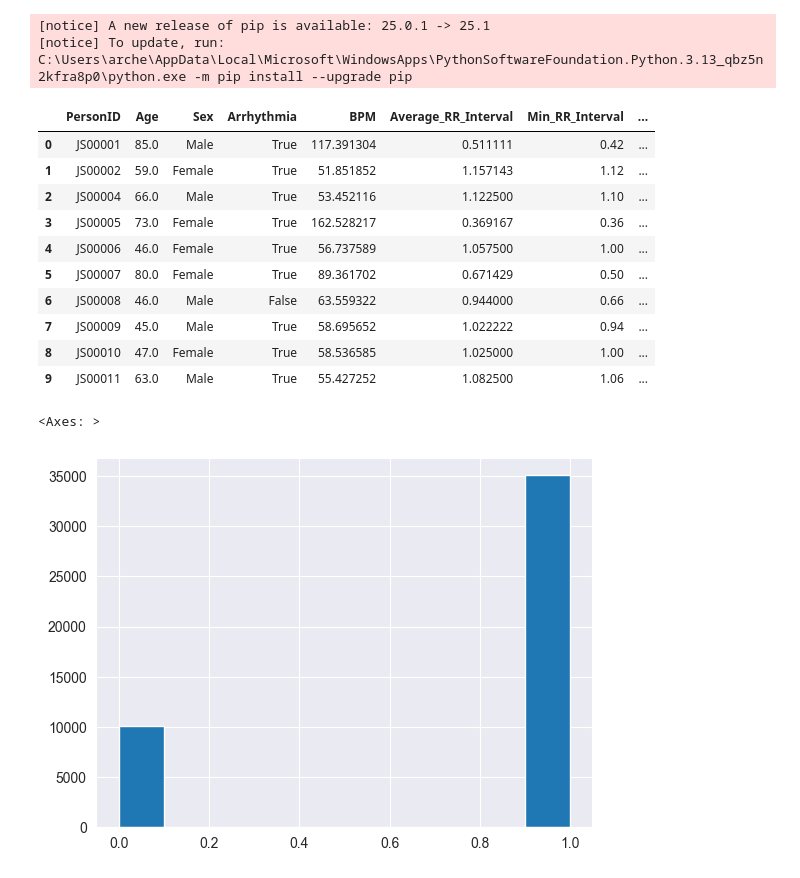
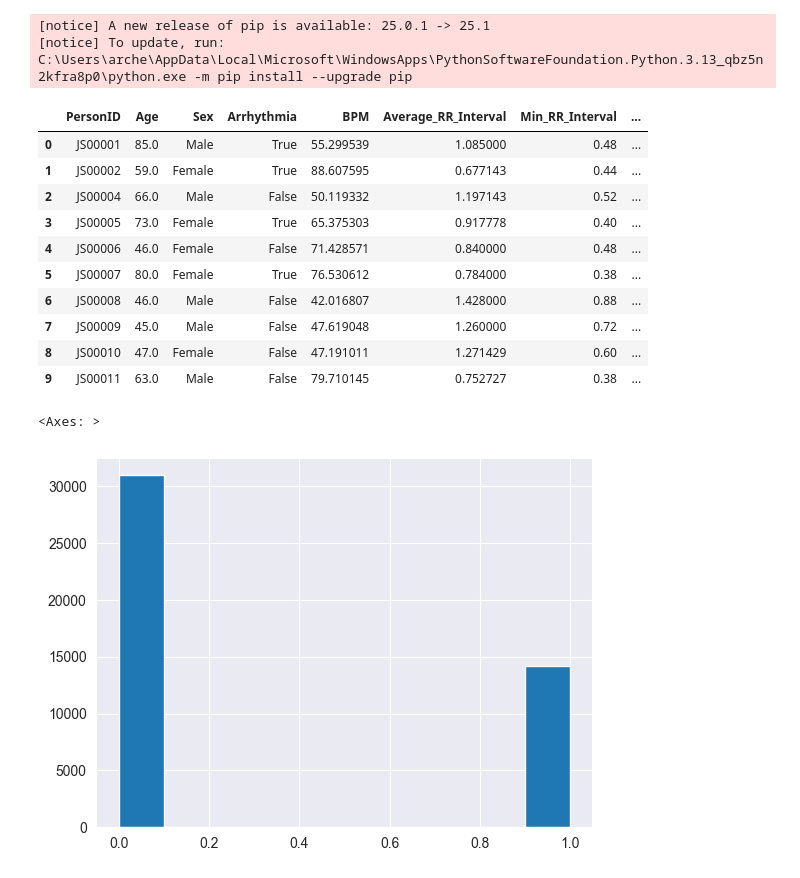
Before and after one commit to davege1107/ai-ecg-arrhythmia, a Jupyter notebook: naivebayes.ipynb, the cells around one changed output. Cells and saved outputs as stored; diff of their text form; code cells hidden in the pictures.

```diff
--- a/naivebayes.ipynb
+++ b/naivebayes.ipynb
@@ -63,29 +63,29 @@ Note: you may need to restart the kernel to use updated packages.
 # %%
 import numpy as np
 import pandas as pd
 import matplotlib.pyplot as plt
 import seaborn as sns
 sns.set_style("darkgrid")
 
-data = pd.read_csv("ecg_data_summary.csv")
+data = pd.read_csv("ecg_data_summary1.csv")
 data.head(10)
 # %% [output]
 |  | PersonID | Age | Sex | Arrhythmia | BPM | Average_RR_Interval | Min_RR_Interval | ... |
-| 0 | JS00001 | 85.0 | Male | True | 117.391304 | 0.511111 | 0.42 | ... |
-| 1 | JS00002 | 59.0 | Female | True | 51.851852 | 1.157143 | 1.12 | ... |
-| 2 | JS00004 | 66.0 | Male | True | 53.452116 | 1.122500 | 1.10 | ... |
-| 3 | JS00005 | 73.0 | Female | True | 162.528217 | 0.369167 | 0.36 | ... |
-| 4 | JS00006 | 46.0 | Female | True | 56.737589 | 1.057500 | 1.00 | ... |
-| 5 | JS00007 | 80.0 | Female | True | 89.361702 | 0.671429 | 0.50 | ... |
-| 6 | JS00008 | 46.0 | Male | False | 63.559322 | 0.944000 | 0.66 | ... |
-| 7 | JS00009 | 45.0 | Male | True | 58.695652 | 1.022222 | 0.94 | ... |
-| 8 | JS00010 | 47.0 | Female | True | 58.536585 | 1.025000 | 1.00 | ... |
-| 9 | JS00011 | 63.0 | Male | True | 55.427252 | 1.082500 | 1.06 | ... |
+| 0 | JS00001 | 85.0 | Male | True | 55.299539 | 1.085000 | 0.48 | ... |
+| 1 | JS00002 | 59.0 | Female | True | 88.607595 | 0.677143 | 0.44 | ... |
+| 2 | JS00004 | 66.0 | Male | False | 50.119332 | 1.197143 | 0.52 | ... |
+| 3 | JS00005 | 73.0 | Female | True | 65.375303 | 0.917778 | 0.40 | ... |
+| 4 | JS00006 | 46.0 | Female | False | 71.428571 | 0.840000 | 0.48 | ... |
+| 5 | JS00007 | 80.0 | Female | True | 76.530612 | 0.784000 | 0.38 | ... |
+| 6 | JS00008 | 46.0 | Male | False | 42.016807 | 1.428000 | 0.88 | ... |
+| 7 | JS00009 | 45.0 | Male | False | 47.619048 | 1.260000 | 0.72 | ... |
+| 8 | JS00010 | 47.0 | Female | False | 47.191011 | 1.271429 | 0.60 | ... |
+| 9 | JS00011 | 63.0 | Male | False | 79.710145 | 0.752727 | 0.38 | ... |
 # %%
 data["Arrhythmia"].astype(int).hist()
 # %% [output]
 <Axes: >
-[figure, old version]
+[figure, new version]
 # %%
 data["Arrhythmia"] = data["Arrhythmia"].astype(int)
 numeric_data = data.select_dtypes(include=[float, int])
```
Also changed, not shown: parts of 4 cells of this notebook, 4 other files.
